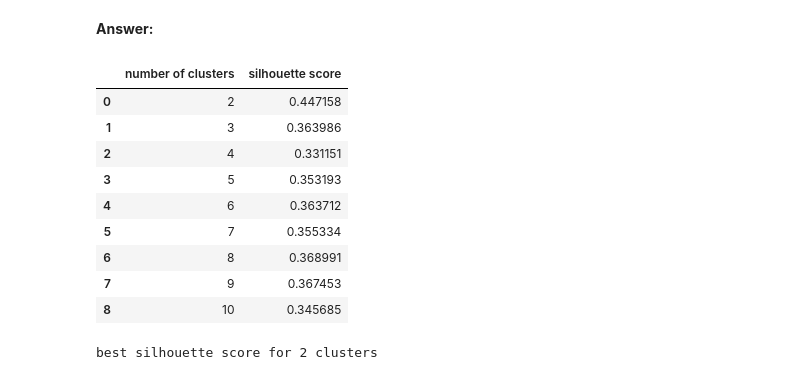
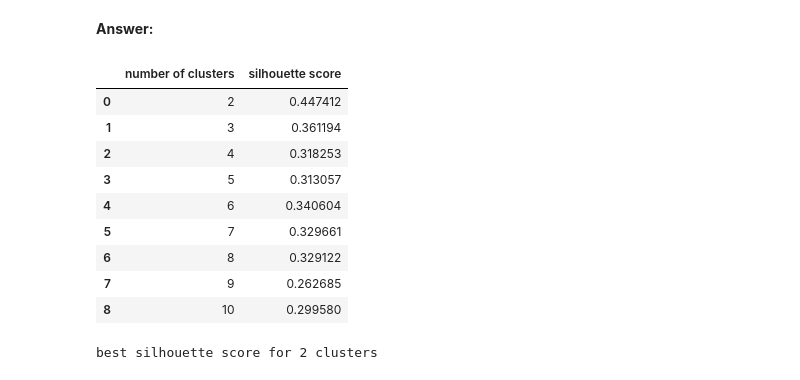
Before and after one commit to KnollFrank/Creating-Customer-Segments, a Jupyter notebook: customer_segments.ipynb, the cells around one changed output. Cells and saved outputs as stored; diff of their text form; code cells hidden in the pictures.

Commit message:
switching from K-Means to GaussianMixtureModel

```diff
--- a/customer_segments.ipynb
+++ b/customer_segments.ipynb
@@ -647,7 +647,7 @@ In the code block below, you will need to implement the following:
    - Assign the silhouette score to `score` and print the result.
 # %%
 # TODO: Apply your clustering algorithm of choice to the reduced data
-from sklearn.cluster import KMeans
+from sklearn.mixture import GaussianMixture
 from sklearn.metrics import silhouette_score
 
 def grid_search(clusterer_factory, params, data):
@@ -670,7 +670,7 @@ def grid_search(clusterer_factory, params, data):
 
 
 scoreByClusterer, best_clusterer = grid_search(
-    clusterer_factory = lambda n_clusters: KMeans(n_clusters=n_clusters, random_state=42),
+    clusterer_factory = lambda n_clusters: GaussianMixture(n_components=n_clusters, random_state=42),
     params = range(2, 11),
     data = reduced_data)
 # %% [markdown]
@@ -681,18 +681,18 @@ scoreByClusterer, best_clusterer = grid_search(
 # %% [markdown]
 **Answer:**
 # %%
-number_of_clusters = [clusterer.n_clusters for clusterer in scoreByClusterer]
+number_of_clusters = [clusterer.n_components for clusterer in scoreByClusterer]
 silhouette_scores = list(scoreByClusterer.values())
 pd.DataFrame(data = {'number of clusters': number_of_clusters, 'silhouette score': silhouette_scores})
 # %% [output]
 |  | number of clusters | silhouette score |
-| 0 | 2 | 0.447158 |
-| 1 | 3 | 0.363986 |
-| 2 | 4 | 0.331151 |
-| 3 | 5 | 0.353193 |
-| 4 | 6 | 0.363712 |
-| 5 | 7 | 0.355334 |
-| 6 | 8 | 0.368991 |
-| 7 | 9 | 0.367453 |
-| 8 | 10 | 0.345685 |
+| 0 | 2 | 0.447412 |
+| 1 | 3 | 0.361194 |
+| 2 | 4 | 0.318253 |
+| 3 | 5 | 0.313057 |
+| 4 | 6 | 0.340604 |
+| 5 | 7 | 0.329661 |
+| 6 | 8 | 0.329122 |
+| 7 | 9 | 0.262685 |
+| 8 | 10 | 0.299580 |
 # %%
```
Also changed, not shown: parts of 6 cells of this notebook.
